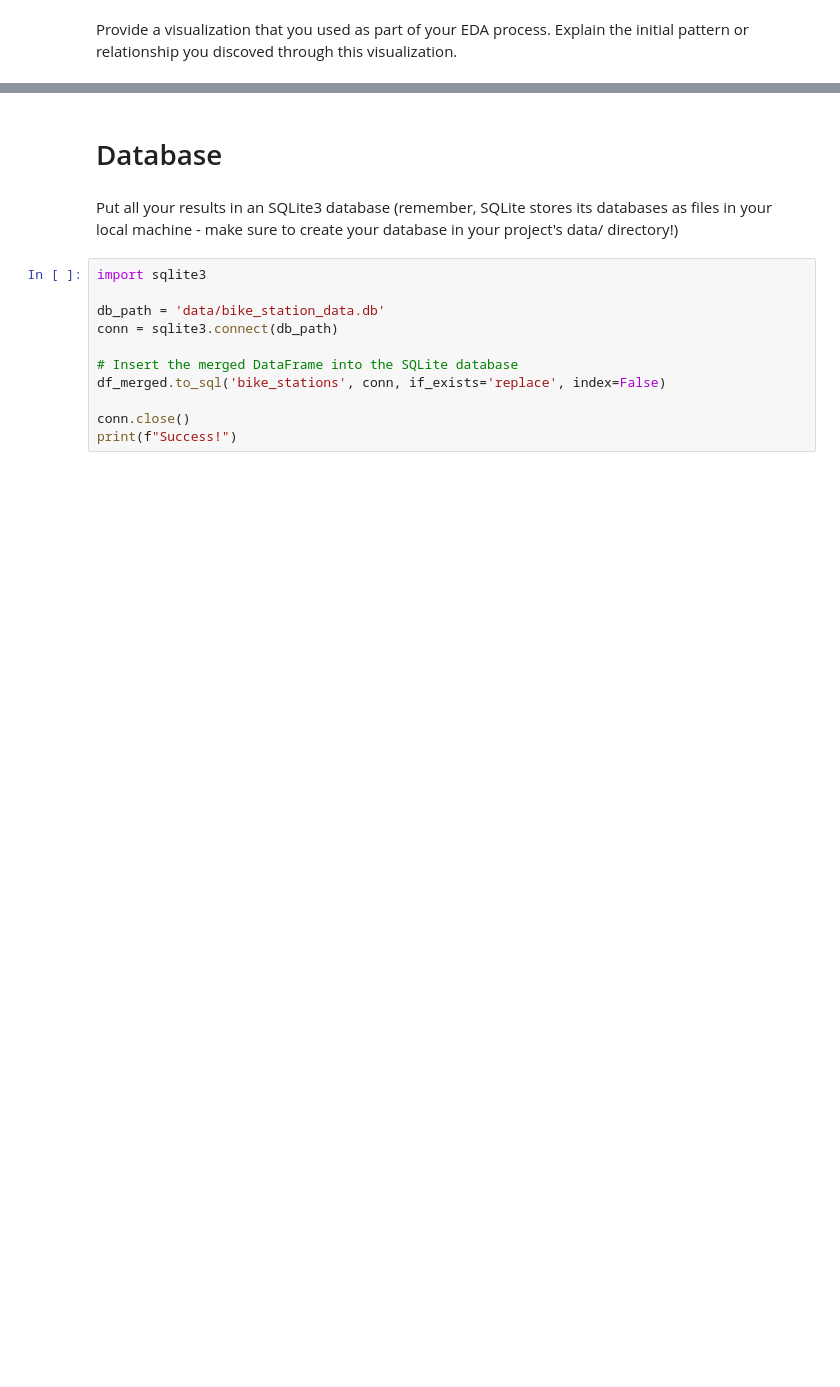
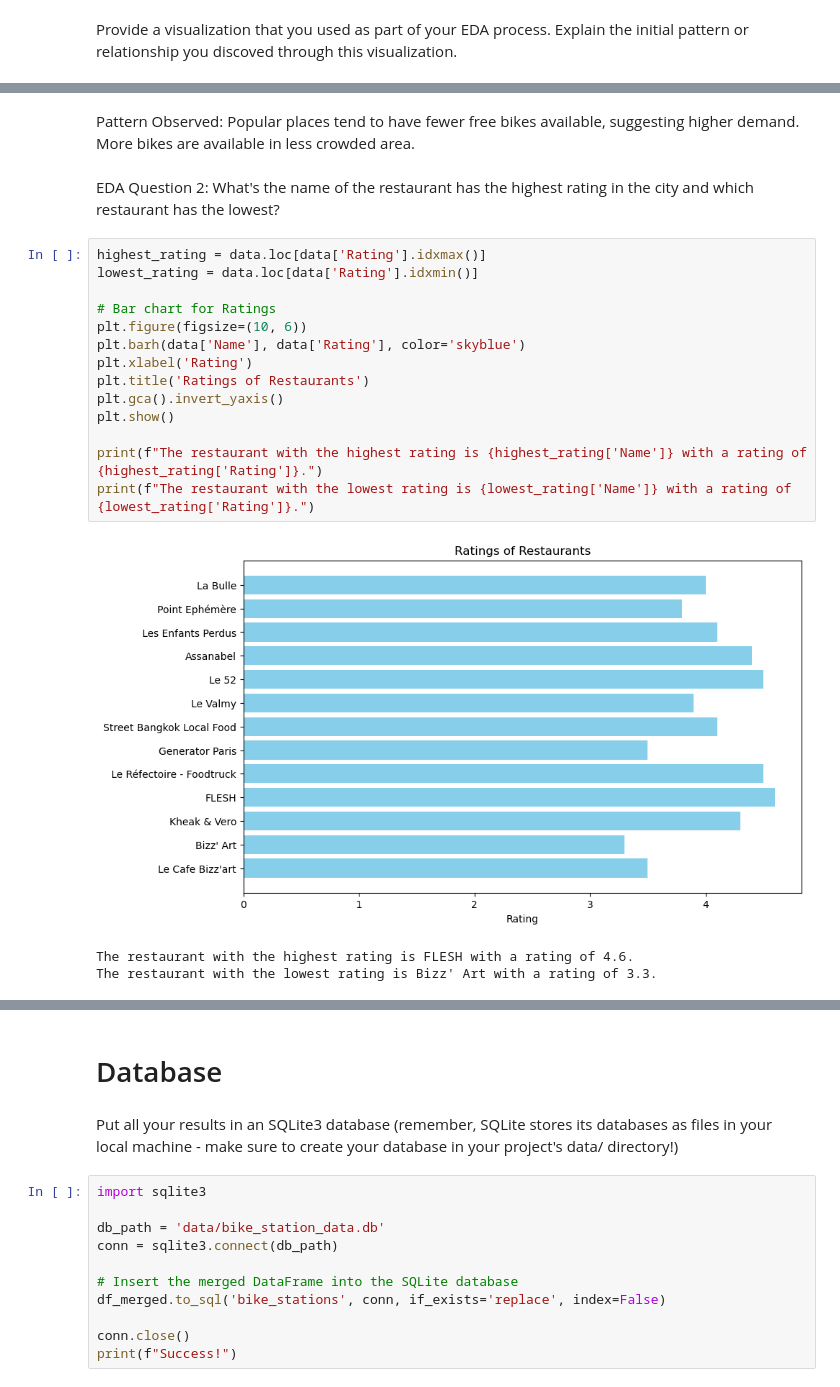
Before and after one commit to purani28/Statistical-Modelling-with-Python, a Jupyter notebook: notebooks/joining_data.ipynb, the cells around one changed output, grey strips where cells are left out. Drawn from its saved outputs; the diff is of its cells as text; blank space fills up the shorter version.

```diff
--- a/notebooks/joining_data.ipynb
+++ b/notebooks/joining_data.ipynb
@@ -192,0 +180,22 @@ plt.show()
+# %% [markdown]
+Pattern Observed: Popular places tend to have fewer free bikes available, suggesting higher demand. More bikes are available in less crowded area.
+# %% [markdown]
+EDA Question 2: What's the name of the restaurant has the highest rating in the city and which restaurant has the lowest?
+# %%
+highest_rating = data.loc[data['Rating'].idxmax()]
+lowest_rating = data.loc[data['Rating'].idxmin()]
+
+# Bar chart for Ratings
+plt.figure(figsize=(10, 6))
+plt.barh(data['Name'], data['Rating'], color='skyblue')
+plt.xlabel('Rating')
+plt.title('Ratings of Restaurants')
+plt.gca().invert_yaxis()
+plt.show()
+
+print(f"The restaurant with the highest rating is {highest_rating['Name']} with a rating of {highest_rating['Rating']}.")
+print(f"The restaurant with the lowest rating is {lowest_rating['Name']} with a rating of {lowest_rating['Rating']}.")
+# %% [output]
+[figure, added]
+The restaurant with the highest rating is FLESH with a rating of 4.6.
+The restaurant with the lowest rating is Bizz' Art with a rating of 3.3.
```
Also changed, not shown: parts of 13 cells of this notebook, 5 other files.
